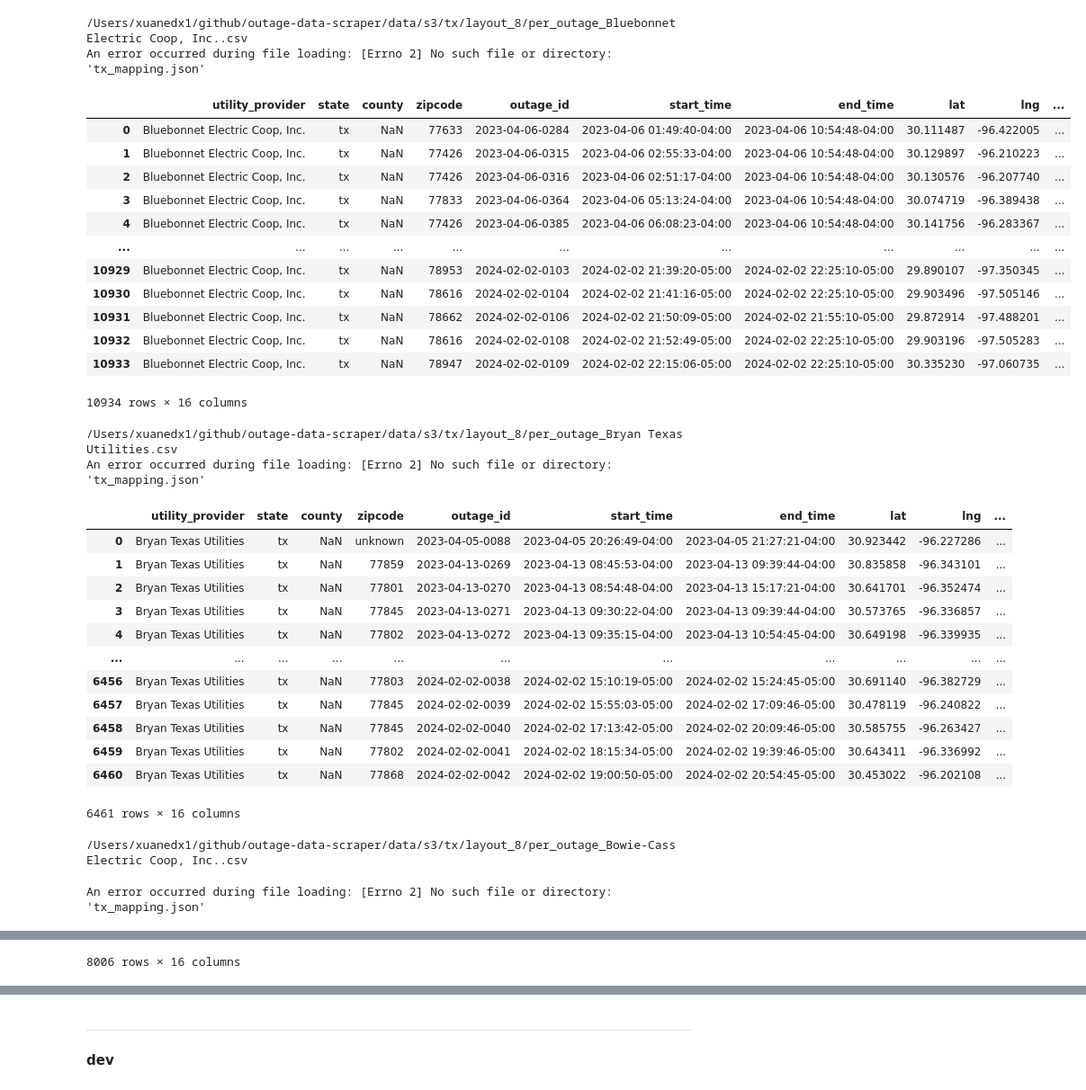
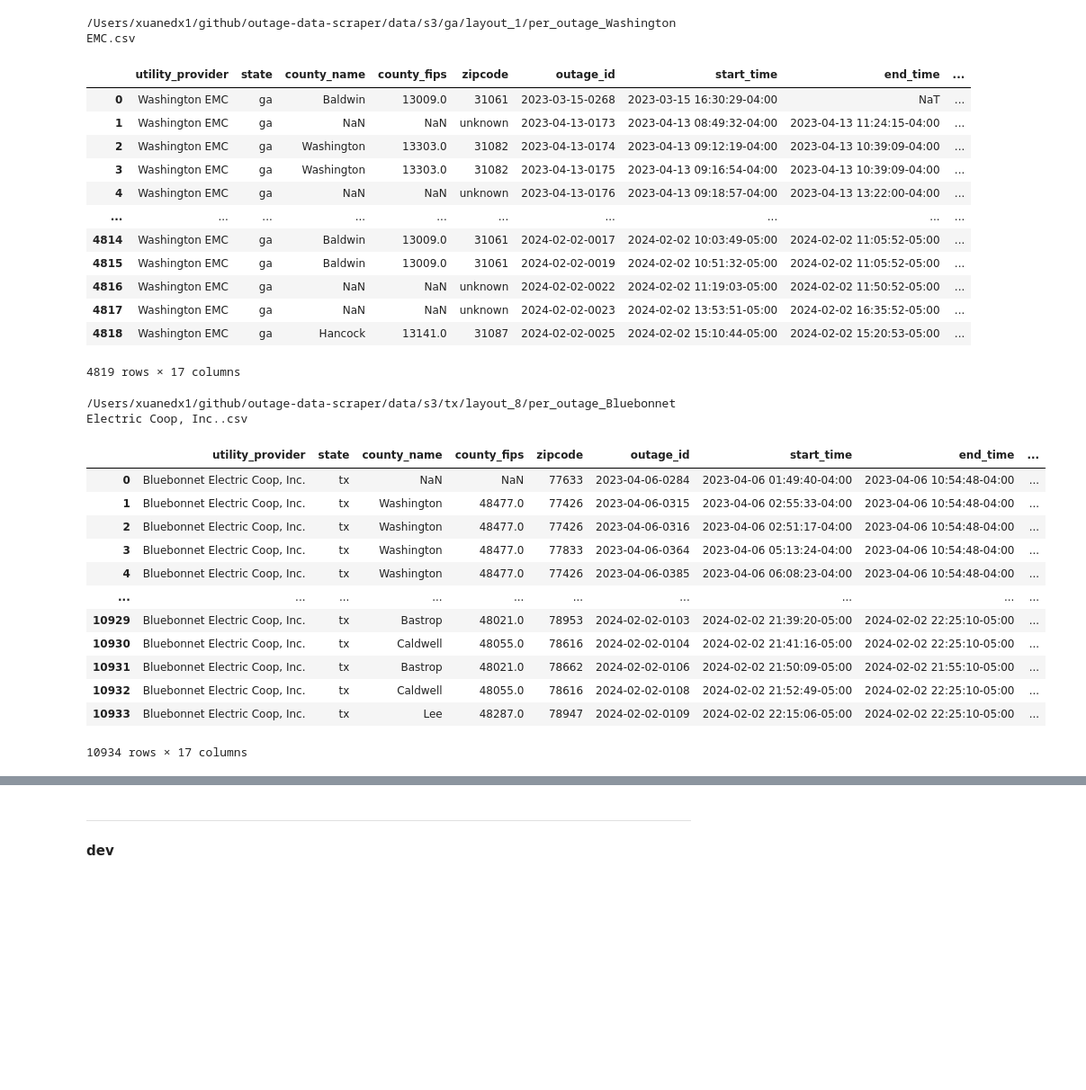
Before and after one commit to Urban-Research-Group/outage-data-scraper, a Jupyter notebook: scripts/ga_1_tx_8.ipynb, the cells around one changed output, grey strips where cells are left out. Shown at 90% size. Drawn from its saved outputs; the diff is of its cells as text; code cells hidden in the pictures; blank space fills up the shorter version.

```diff
--- a/scripts/ga_1_tx_8.ipynb
+++ b/scripts/ga_1_tx_8.ipynb
@@ -15,7 +15,7 @@ class BasePipeline:
     def __init__(self, config, base_file_path):
         self.config = config
         self.base_file_path = base_file_path
-        self.map = {}
+        self.geomap = {}
         self._data = pd.DataFrame({})
 
     def construct_file_path(self):
@@ -30,8 +30,12 @@ class BasePipeline:
             file_path = self.construct_file_path()
             print(file_path)
             self._data = pd.read_csv(file_path)
-            with open(f"{self.config['state']}_mapping.json", 'r') as json_file:
-                self.map = json.load(json_file)
+            with open('zip_to_county_name.json', 'r') as json_file:
+                self.geomap['zip_to_county_name'] = json.load(json_file)
+            with open('zip_to_county_fips.json', 'r') as json_file:
+                self.geomap['zip_to_county_fips'] = json.load(json_file)
+            with open('zip_to_state_name.json', 'r') as json_file:
+                self.geomap['zip_to_state_name'] = json.load(json_file)
         except Exception as e:
             print(f"An error occurred during file loading: {e}")
 
@@ -48,10 +52,11 @@ class BasePipeline:
 
         self._data['utility_provider'] = self.config['name']
         self._data['state'] = self.config['state']
-        self._data['county'] = self._data['zipcode'].map(self.map)
+        self._data['county_name'] = self._data['zipcode'].map(self.geomap['zip_to_county_name'])
+        self._data['county_fips'] = self._data['zipcode'].map(self.geomap['zip_to_county_fips'])
 
         self._data = self._data[[
-            'utility_provider', 'state', 'county', 'zipcode',
+            'utility_provider', 'state', 'county_name', 'county_fips', 'zipcode',
             'outage_id', 'start_time', 'end_time', 'lat', 'lng',
             'duration', 'duration_max', 'duration_mean', 'customer_affected_mean', 'total_customer_outage_time', 'total_customer_outage_time_max', 'total_customer_outage_time_mean'
         ]]
@@ -86,7 +91,7 @@ class BasePipeline:
             'total_customer_outage_time_mean': total_customer_outage_time_mean
         })
 
-    def _check_other_vars(self):
+    def check_vars(self):
         # TODO: Check other useful variables
         pass
 
@@ -115,43 +120,39 @@ class GA1TX8(BasePipeline):
 # %%
 with open('/Users/xuanedx1/github/outage-data-scraper/app/pipeline/config.yaml', 'r') as file:
     config = yaml.safe_load(file)
-    base_file_path = config['globals']['local_base_file_path']
+    base_file_path = config['globals']['LOCAL_FILE_BASE_PATH']
 
 # Instantiate a BasePipeline object for each provider in the configuration
 for provider in config['providers']:
     pipeline = GA1TX8(provider, base_file_path)
     pipeline.standardize()
     display(pipeline._data)
 # %% [output]
-/Users/xuanedx1/github/outage-data-scraper/data/s3/tx/layout_8/per_outage_Bluebonnet Electric Coop, Inc..csv
-An error occurred during file loading: [Errno 2] No such file or directory: 'tx_mapping.json'
+/Users/xuanedx1/github/outage-data-scraper/data/s3/ga/layout_1/per_outage_Washington EMC.csv
-|  | utility_provider | state | county | zipcode | outage_id | start_time | end_time | lat | lng | ... |
-| 0 | Bluebonnet Electric Coop, Inc. | tx | NaN | 77633 | 2023-04-06-0284 | 2023-04-06 01:49:40-04:00 | 2023-04-06 10:54:48-04:00 | 30.111487 | -96.422005 | ... |
-| 1 | Bluebonnet Electric Coop, Inc. | tx | NaN | 77426 | 2023-04-06-0315 | 2023-04-06 02:55:33-04:00 | 2023-04-06 10:54:48-04:00 | 30.129897 | -96.210223 | ... |
-| 2 | Bluebonnet Electric Coop, Inc. | tx | NaN | 77426 | 2023-04-06-0316 | 2023-04-06 02:51:17-04:00 | 2023-04-06 10:54:48-04:00 | 30.130576 | -96.207740 | ... |
-| 3 | Bluebonnet Electric Coop, Inc. | tx | NaN | 77833 | 2023-04-06-0364 | 2023-04-06 05:13:24-04:00 | 2023-04-06 10:54:48-04:00 | 30.074719 | -96.389438 | ... |
-| 4 | Bluebonnet Electric Coop, Inc. | tx | NaN | 77426 | 2023-04-06-0385 | 2023-04-06 06:08:23-04:00 | 2023-04-06 10:54:48-04:00 | 30.141756 | -96.283367 | ... |
-| ... | ... | ... | ... | ... | ... | ... | ... | ... | ... | ... |
-| 10929 | Bluebonnet Electric Coop, Inc. | tx | NaN | 78953 | 2024-02-02-0103 | 2024-02-02 21:39:20-05:00 | 2024-02-02 22:25:10-05:00 | 29.890107 | -97.350345 | ... |
-| 10930 | Bluebonnet Electric Coop, Inc. | tx | NaN | 78616 | 2024-02-02-0104 | 2024-02-02 21:41:16-05:00 | 2024-02-02 22:25:10-05:00 | 29.903496 | -97.505146 | ... |
-| 10931 | Bluebonnet Electric Coop, Inc. | tx | NaN | 78662 | 2024-02-02-0106 | 2024-02-02 21:50:09-05:00 | 2024-02-02 21:55:10-05:00 | 29.872914 | -97.488201 | ... |
-| 10932 | Bluebonnet Electric Coop, Inc. | tx | NaN | 78616 | 2024-02-02-0108 | 2024-02-02 21:52:49-05:00 | 2024-02-02 22:25:10-05:00 | 29.903196 | -97.505283 | ... |
-| 10933 | Bluebonnet Electric Coop, Inc. | tx | NaN | 78947 | 2024-02-02-0109 | 2024-02-02 22:15:06-05:00 | 2024-02-02 22:25:10-05:00 | 30.335230 | -97.060735 | ... |
+|  | utility_provider | state | county_name | county_fips | zipcode | outage_id | start_time | end_time | ... |
+| 0 | Washington EMC | ga | Baldwin | 13009.0 | 31061 | 2023-03-15-0268 | 2023-03-15 16:30:29-04:00 | NaT | ... |
+| 1 | Washington EMC | ga | NaN | NaN | unknown | 2023-04-13-0173 | 2023-04-13 08:49:32-04:00 | 2023-04-13 11:24:15-04:00 | ... |
+| 2 | Washington EMC | ga | Washington | 13303.0 | 31082 | 2023-04-13-0174 | 2023-04-13 09:12:19-04:00 | 2023-04-13 10:39:09-04:00 | ... |
+| 3 | Washington EMC | ga | Washington | 13303.0 | 31082 | 2023-04-13-0175 | 2023-04-13 09:16:54-04:00 | 2023-04-13 10:39:09-04:00 | ... |
+| 4 | Washington EMC | ga | NaN | NaN | unknown | 2023-04-13-0176 | 2023-04-13 09:18:57-04:00 | 2023-04-13 13:22:00-04:00 | ... |
+| ... | ... | ... | ... | ... | ... | ... | ... | ... | ... |
+| 4814 | Washington EMC | ga | Baldwin | 13009.0 | 31061 | 2024-02-02-0017 | 2024-02-02 10:03:49-05:00 | 2024-02-02 11:05:52-05:00 | ... |
+| 4815 | Washington EMC | ga | Baldwin | 13009.0 | 31061 | 2024-02-02-0019 | 2024-02-02 10:51:32-05:00 | 2024-02-02 11:05:52-05:00 | ... |
+| 4816 | Washington EMC | ga | NaN | NaN | unknown | 2024-02-02-0022 | 2024-02-02 11:19:03-05:00 | 2024-02-02 11:50:52-05:00 | ... |
+| 4817 | Washington EMC | ga | NaN | NaN | unknown | 2024-02-02-0023 | 2024-02-02 13:53:51-05:00 | 2024-02-02 16:35:52-05:00 | ... |
+| 4818 | Washington EMC | ga | Hancock | 13141.0 | 31087 | 2024-02-02-0025 | 2024-02-02 15:10:44-05:00 | 2024-02-02 15:20:53-05:00 | ... |
-10934 rows × 16 columns
+4819 rows × 17 columns
-/Users/xuanedx1/github/outage-data-scraper/data/s3/tx/layout_8/per_outage_Bryan Texas Utilities.csv
-An error occurred during file loading: [Errno 2] No such file or directory: 'tx_mapping.json'
+/Users/xuanedx1/github/outage-data-scraper/data/s3/tx/layout_8/per_outage_Bluebonnet Electric Coop, Inc..csv
-|  | utility_provider | state | county | zipcode | outage_id | start_time | end_time | lat | lng | ... |
-| 0 | Bryan Texas Utilities | tx | NaN | unknown | 2023-04-05-0088 | 2023-04-05 20:26:49-04:00 | 2023-04-05 21:27:21-04:00 | 30.923442 | -96.227286 | ... |
-| 1 | Bryan Texas Utilities | tx | NaN | 77859 | 2023-04-13-0269 | 2023-04-13 08:45:53-04:00 | 2023-04-13 09:39:44-04:00 | 30.835858 | -96.343101 | ... |
-| 2 | Bryan Texas Utilities | tx | NaN | 77801 | 2023-04-13-0270 | 2023-04-13 08:54:48-04:00 | 2023-04-13 15:17:21-04:00 | 30.641701 | -96.352474 | ... |
-| 3 | Bryan Texas Utilities | tx | NaN | 77845 | 2023-04-13-0271 | 2023-04-13 09:30:22-04:00 | 2023-04-13 09:39:44-04:00 | 30.573765 | -96.336857 | ... |
-| 4 | Bryan Texas Utilities | tx | NaN | 77802 | 2023-04-13-0272 | 2023-04-13 09:35:15-04:00 | 2023-04-13 10:54:45-04:00 | 30.649198 | -96.339935 | ... |
-| ... | ... | ... | ... | ... | ... | ... | ... | ... | ... | ... |
-| 6456 | Bryan Texas Utilities | tx | NaN | 77803 | 2024-02-02-0038 | 2024-02-02 15:10:19-05:00 | 2024-02-02 15:24:45-05:00 | 30.691140 | -96.382729 | ... |
-| 6457 | Bryan Texas Utilities | tx | NaN | 77845 | 2024-02-02-0039 | 2024-02-02 15:55:03-05:00 | 2024-02-02 17:09:46-05:00 | 30.478119 | -96.240822 | ... |
-| 6458 | Bryan Texas Utilities | tx | NaN | 77845 | 2024-02-02-0040 | 2024-02-02 17:13:42-05:00 | 2024-02-02 20:09:46-05:00 | 30.585755 | -96.263427 | ... |
-| 6459 | Bryan Texas Utilities | tx | NaN | 77802 | 2024-02-02-0041 | 2024-02-02 18:15:34-05:00 | 2024-02-02 19:39:46-05:00 | 30.643411 | -96.336992 | ... |
-| 6460 | Bryan Texas Utilities | tx | NaN | 77868 | 2024-02-02-0042 | 2024-02-02 19:00:50-05:00 | 2024-02-02 20:54:45-05:00 | 30.453022 | -96.202108 | ... |
+|  | utility_provider | state | county_name | county_fips | zipcode | outage_id | start_time | end_time | ... |
+| 0 | Bluebonnet Electric Coop, Inc. | tx | NaN | NaN | 77633 | 2023-04-06-0284 | 2023-04-06 01:49:40-04:00 | 2023-04-06 10:54:48-04:00 | ... |
+| 1 | Bluebonnet Electric Coop, Inc. | tx | Washington | 48477.0 | 77426 | 2023-04-06-0315 | 2023-04-06 02:55:33-04:00 | 2023-04-06 10:54:48-04:00 | ... |
+| 2 | Bluebonnet Electric Coop, Inc. | tx | Washington | 48477.0 | 77426 | 2023-04-06-0316 | 2023-04-06 02:51:17-04:00 | 2023-04-06 10:54:48-04:00 | ... |
+| 3 | Bluebonnet Electric Coop, Inc. | tx | Washington | 48477.0 | 77833 | 2023-04-06-0364 | 2023-04-06 05:13:24-04:00 | 2023-04-06 10:54:48-04:00 | ... |
+| 4 | Bluebonnet Electric Coop, Inc. | tx | Washington | 48477.0 | 77426 | 2023-04-06-0385 | 2023-04-06 06:08:23-04:00 | 2023-04-06 10:54:48-04:00 | ... |
+| ... | ... | ... | ... | ... | ... | ... | ... | ... | ... |
+| 10929 | Bluebonnet Electric Coop, Inc. | tx | Bastrop | 48021.0 | 78953 | 2024-02-02-0103 | 2024-02-02 21:39:20-05:00 | 2024-02-02 22:25:10-05:00 | ... |
+| 10930 | Bluebonnet Electric Coop, Inc. | tx | Caldwell | 48055.0 | 78616 | 2024-02-02-0104 | 2024-02-02 21:41:16-05:00 | 2024-02-02 22:25:10-05:00 | ... |
+| 10931 | Bluebonnet Electric Coop, Inc. | tx | Bastrop | 48021.0 | 78662 | 2024-02-02-0106 | 2024-02-02 21:50:09-05:00 | 2024-02-02 21:55:10-05:00 | ... |
+| 10932 | Bluebonnet Electric Coop, Inc. | tx | Caldwell | 48055.0 | 78616 | 2024-02-02-0108 | 2024-02-02 21:52:49-05:00 | 2024-02-02 22:25:10-05:00 | ... |
+| 10933 | Bluebonnet Electric Coop, Inc. | tx | Lee | 48287.0 | 78947 | 2024-02-02-0109 | 2024-02-02 22:15:06-05:00 | 2024-02-02 22:25:10-05:00 | ... |
-6461 rows × 16 columns
+10934 rows × 17 columns
-/Users/xuanedx1/github/outage-data-scraper/data/s3/tx/layout_8/per_outage_Bowie-Cass Electric Coop, Inc..csv
-An error occurred during file loading: [Errno 2] No such file or directory: 'tx_mapping.json'
@@ -170 +158,0 @@ An error occurred during file loading: [Errno 2] No such file or directory: 'tx_
-8006 rows × 16 columns
```
Also changed, not shown: parts of 7 cells of this notebook, 14 other files.
